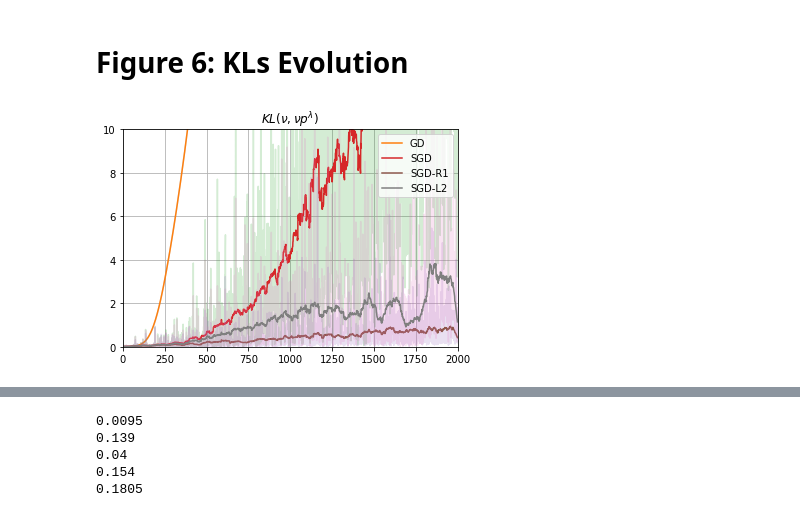
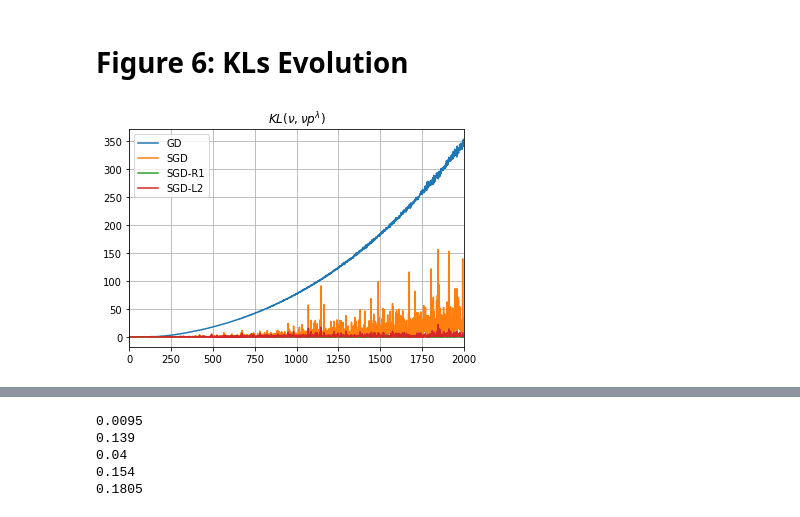
Before and after one commit to andresmasegosa/Estadistica_GradoInformatica_UAL_18_19, a Jupyter notebook: PAC_MNIST_Lenet_SGD.ipynb, the cells around one changed output, grey strips where cells are left out. Cells and saved outputs as stored; diff of their text form; code cells hidden in the pictures.

```diff
--- a/PAC_MNIST_Lenet_SGD.ipynb
+++ b/PAC_MNIST_Lenet_SGD.ipynb
@@ -408,7 +408,7 @@ import matplotlib.pyplot as plt
 iters_number = np.arange(len(results[0][TRAIN_LOSS]))*N_EVALS
 # %%
 for i in models_id:
-  #plt.plot(iters_number, results[i][TRAIN_LOSS], label=labels[i]+"_Train")
+  plt.plot(iters_number, results[i][TRAIN_LOSS], label=labels[i]+"_Train")
   plt.plot(iters_number, results[i][TEST_LOSS], label=labels[i]+"_Test")
 
 plt.ylim(0,0.5)
@@ -421,0 +422,10 @@ plt.show()
+# %%
+for i in models_id:
+  plt.plot(iters_number, results[i][TRAIN_LOSS], label=labels[i]+"_Train")
+
+plt.ylim(0,0.5)
+plt.xlim(0,N_ITERS)
+plt.grid()
+plt.legend()
+plt.savefig("sgd_images/sgd_train.pdf", format = "pdf",bbox_inches='tight')
+plt.show()
@@ -421,0 +434,10 @@ plt.show()
+# %%
+for i in models_id:
+  plt.plot(iters_number, results[i][TEST_LOSS], label=labels[i]+"_Test")
+
+plt.ylim(0,0.5)
+plt.xlim(0,N_ITERS)
+plt.grid()
+plt.legend()
+plt.savefig("sgd_images/sgd_test.pdf", format = "pdf",bbox_inches='tight')
+plt.show()
@@ -430,7 +454,7 @@ for i in models_id:
 # Figure 2: Inverse Rate $I^{-1}$ Evolution
 # %%
 for i in models_id:
-  plt.plot(iters_number, results[i][TEST_LOSS]-results[i][train_loss[i]], label=labels[i])
+  plt.plot(iters_number, results[i][TEST_LOSS]-results[i][TRAIN_LOSS], label=labels[i])
 
 plt.ylim(0,0.4)
 plt.xlim(0,N_ITERS)
@@ -589,17 +613,17 @@ def moving_average(x, w):
 # %%
 for i in models_id:
   vec = [rates[i][j][2] for j in range(len(rates[i]))]
-  plt.plot(iters_number, vec, alpha=0.2)
-  plt.plot(iters_number, moving_average(vec,50), label=labels[i])
+  plt.plot(iters_number, vec, label=labels[i])
+  #plt.plot(iters_number, moving_average(vec,50), label=labels[i])
 
 plt.legend()
-plt.ylim(0,10.0)
+#plt.ylim(0,10.0)
 plt.xlim(0,N_ITERS)
 #plt.xlim(0,250)
 plt.title(r"$KL(\nu, \nu p^{\lambda})$")
 plt.grid()
 plt.savefig("sgd_images/KL.pdf", format = "pdf",bbox_inches='tight')
 plt.show()
 # %% [output]
-[figure, old version]
+[figure, new version]
 # %%
```
Also changed, not shown: parts of 10 cells of this notebook.
